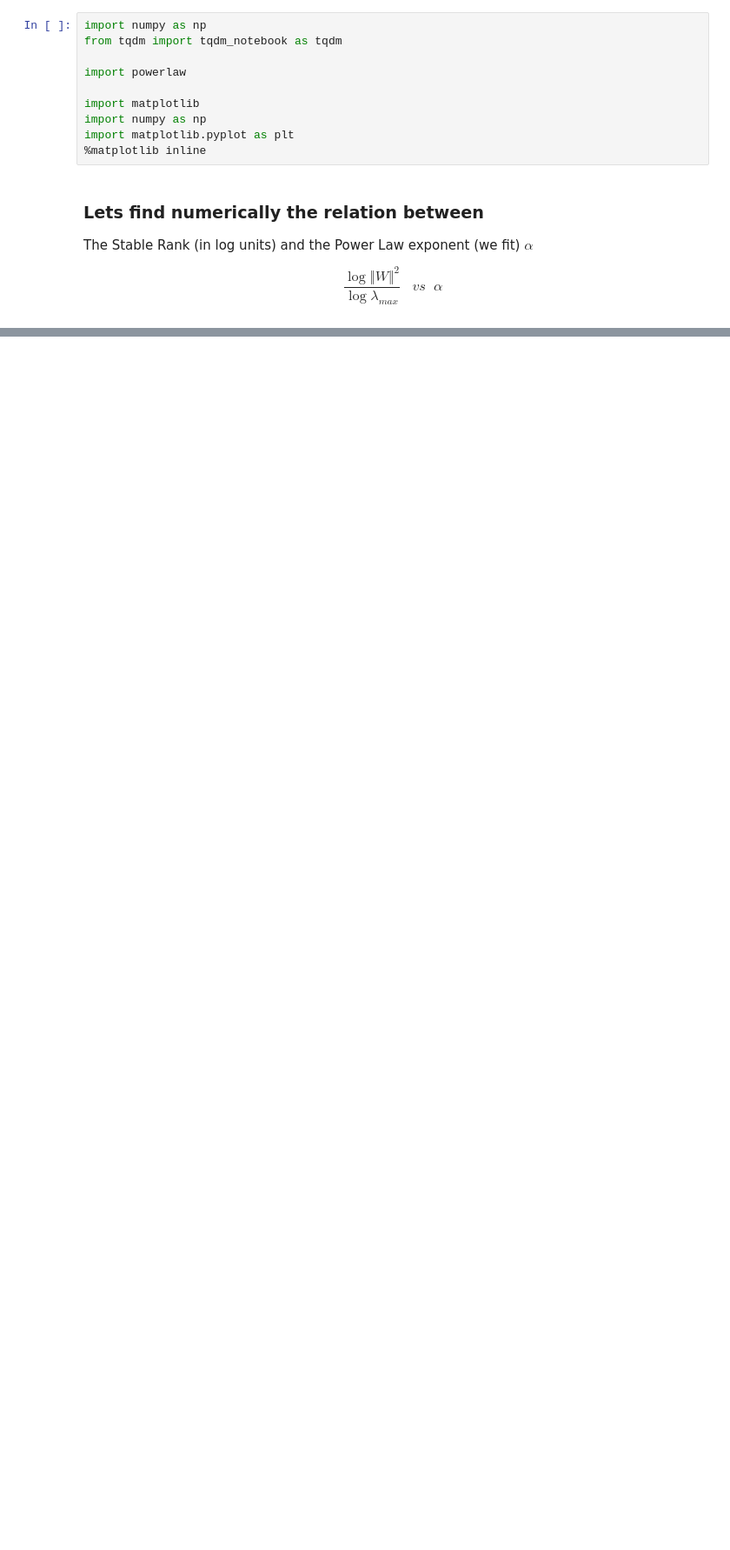
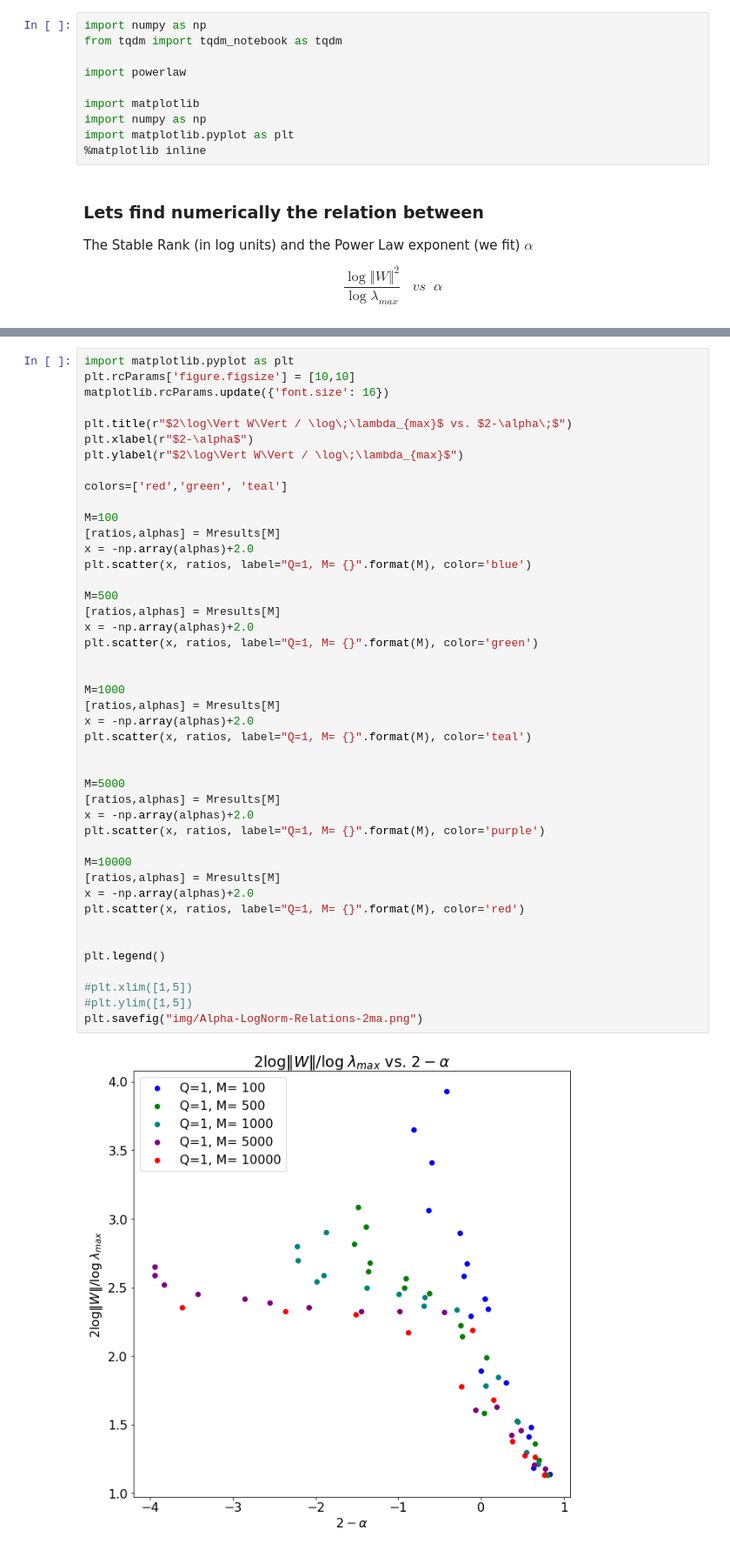
Before and after one commit to CalculatedContent/PredictingTestAccuracies, a Jupyter notebook: PowerLawExample-Alpha-LogNorm-Relations.ipynb, the cells around one changed output, grey strips where cells are left out. Shown: that part at 87% size. Saved outputs shown, nothing was run; the diff lists cells and outputs as text; blank space fills up the shorter version.

```diff
--- a/PowerLawExample-Alpha-LogNorm-Relations.ipynb
+++ b/PowerLawExample-Alpha-LogNorm-Relations.ipynb
@@ -166,0 +170,46 @@ plt.show()
+# %%
+import matplotlib.pyplot as plt
+plt.rcParams['figure.figsize'] = [10,10]
+matplotlib.rcParams.update({'font.size': 16})
+
+plt.title(r"$2\log\Vert W\Vert / \log\;\lambda_{max}$ vs. $2-\alpha\;$")
+plt.xlabel(r"$2-\alpha$")
+plt.ylabel(r"$2\log\Vert W\Vert / \log\;\lambda_{max}$")
+
+colors=['red','green', 'teal']
+
+M=100
+[ratios,alphas] = Mresults[M]
+x = -np.array(alphas)+2.0
+plt.scatter(x, ratios, label="Q=1, M= {}".format(M), color='blue')
+
+M=500
+[ratios,alphas] = Mresults[M]
+x = -np.array(alphas)+2.0
+plt.scatter(x, ratios, label="Q=1, M= {}".format(M), color='green')
+
+
+M=1000
+[ratios,alphas] = Mresults[M]
+x = -np.array(alphas)+2.0
+plt.scatter(x, ratios, label="Q=1, M= {}".format(M), color='teal')
+
+
+M=5000
+[ratios,alphas] = Mresults[M]
+x = -np.array(alphas)+2.0
+plt.scatter(x, ratios, label="Q=1, M= {}".format(M), color='purple')
+
+M=10000
+[ratios,alphas] = Mresults[M]
+x = -np.array(alphas)+2.0
+plt.scatter(x, ratios, label="Q=1, M= {}".format(M), color='red')
+
+
+plt.legend()
+
+#plt.xlim([1,5])
+#plt.ylim([1,5])
+plt.savefig("img/Alpha-LogNorm-Relations-2ma.png")
+# %% [output]
+[figure, added]
```
Also changed, not shown: parts of 2 cells of this notebook, 1 other file.
